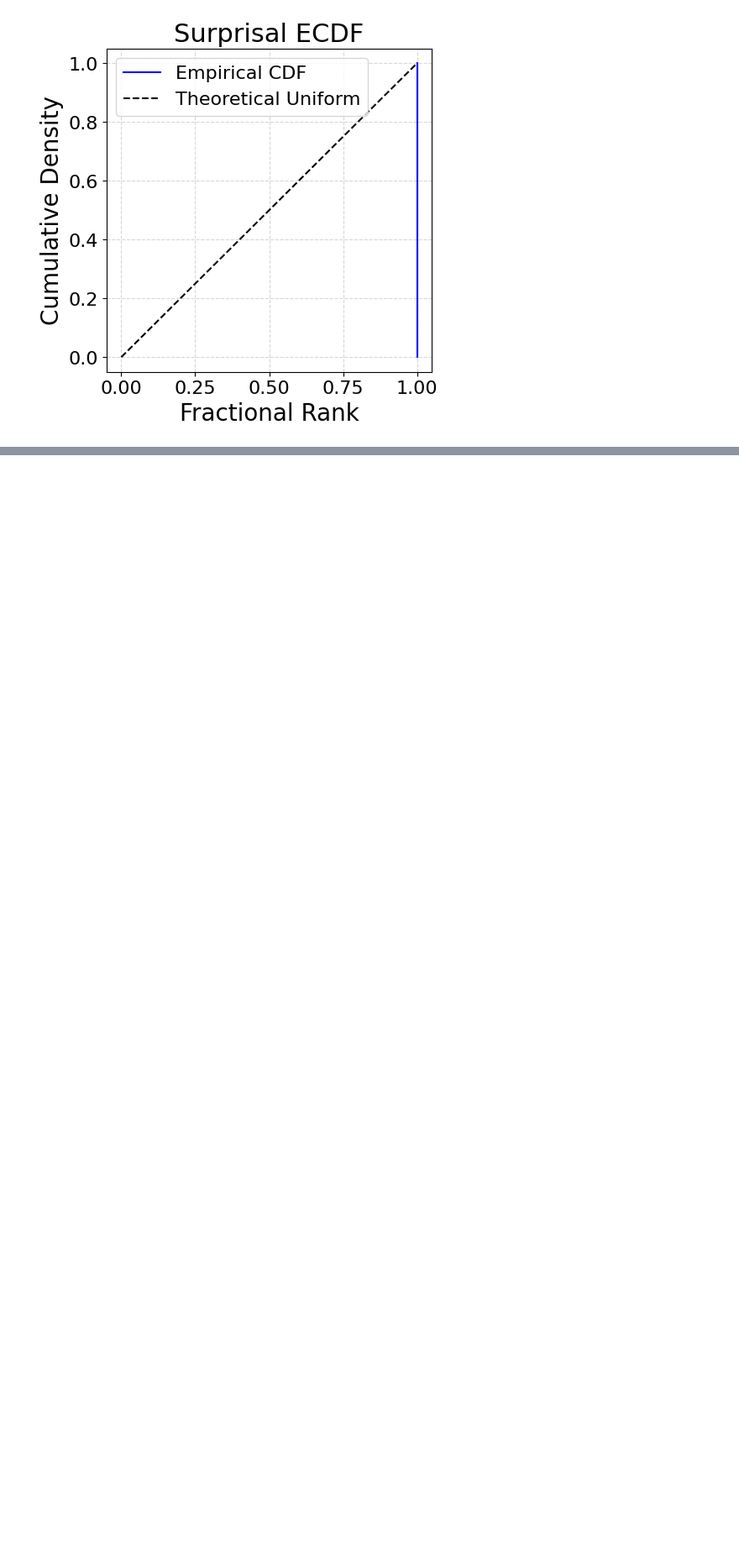
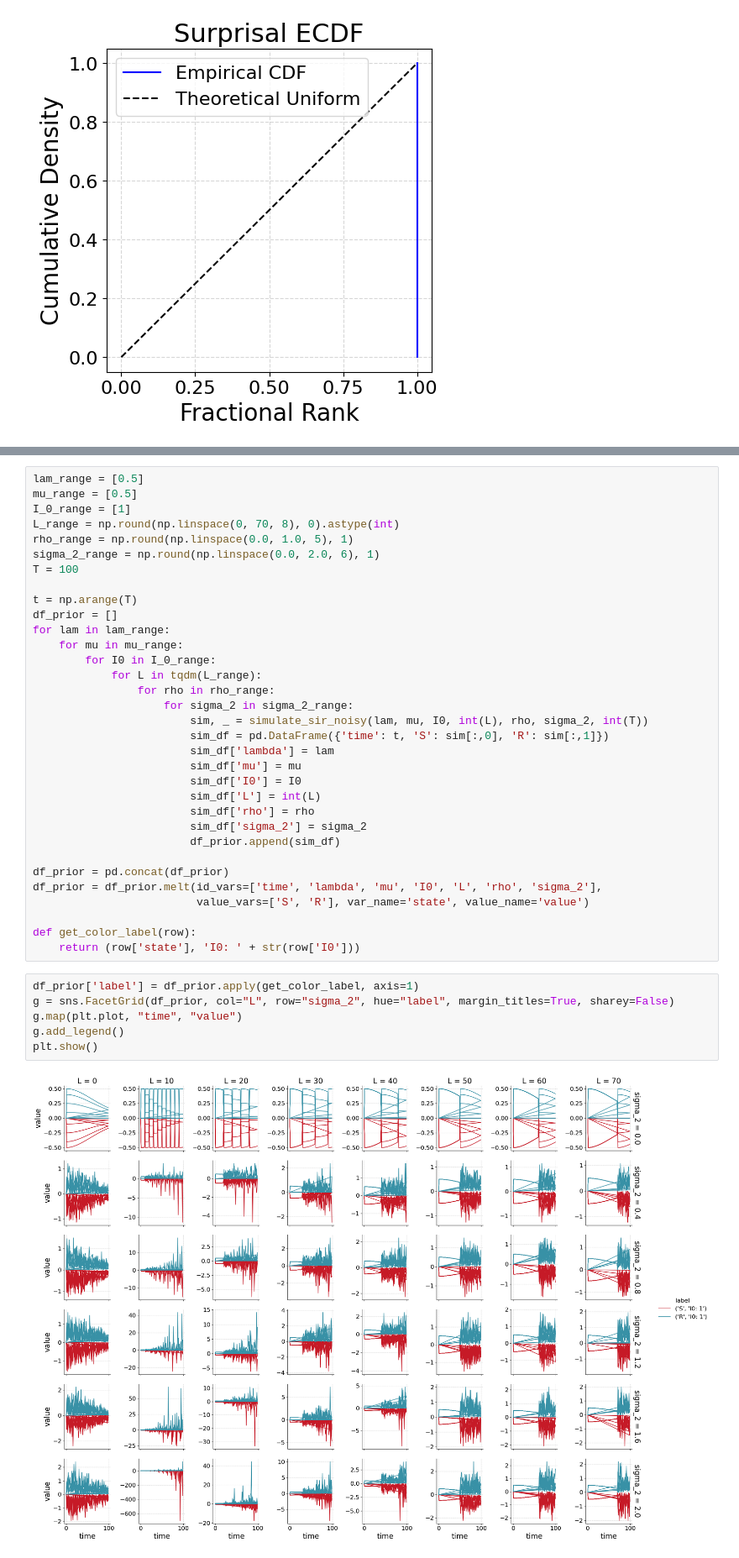
Before and after one commit to juancprolam/generative_neural_networks_for_the_sciences, a Jupyter notebook: ex04/epidemiology-part-2-w-sample.ipynb, the cells around one changed output, grey strips where cells are left out. Shown at 84% size. Cells and saved outputs as stored; diff of their text form; blank space fills up the shorter version.

```diff
--- a/ex04/epidemiology-part-2-w-sample.ipynb
+++ b/ex04/epidemiology-part-2-w-sample.ipynb
@@ -1679,0 +1748,41 @@ plot_ecdf_from_ranks(surprisals_ranks, n_posterior_samples=data_config['n_poster
+# %%
+lam_range = [0.5]
+mu_range = [0.5]
+I_0_range = [1]
+L_range = np.round(np.linspace(0, 70, 8), 0).astype(int)
+rho_range = np.round(np.linspace(0.0, 1.0, 5), 1)
+sigma_2_range = np.round(np.linspace(0.0, 2.0, 6), 1)
+T = 100
+
+t = np.arange(T)
+df_prior = []
+for lam in lam_range:
+    for mu in mu_range:
+        for I0 in I_0_range:
+            for L in tqdm(L_range):
+                for rho in rho_range:
+                    for sigma_2 in sigma_2_range:
+                        sim, _ = simulate_sir_noisy(lam, mu, I0, int(L), rho, sigma_2, int(T))
+                        sim_df = pd.DataFrame({'time': t, 'S': sim[:,0], 'R': sim[:,1]})
+                        sim_df['lambda'] = lam
+                        sim_df['mu'] = mu
+                        sim_df['I0'] = I0
+                        sim_df['L'] = int(L)
+                        sim_df['rho'] = rho
+                        sim_df['sigma_2'] = sigma_2
+                        df_prior.append(sim_df)
+
+df_prior = pd.concat(df_prior)
+df_prior = df_prior.melt(id_vars=['time', 'lambda', 'mu', 'I0', 'L', 'rho', 'sigma_2'],
+                         value_vars=['S', 'R'], var_name='state', value_name='value')
+
+def get_color_label(row):
+    return (row['state'], 'I0: ' + str(row['I0']))
+# %%
+df_prior['label'] = df_prior.apply(get_color_label, axis=1)
+g = sns.FacetGrid(df_prior, col="L", row="sigma_2", hue="label", margin_titles=True, sharey=False)
+g.map(plt.plot, "time", "value")
+g.add_legend()
+plt.show()
+# %% [output]
+[figure, added]
```
Also changed, not shown: parts of 23 cells of this notebook, 2 other files.
